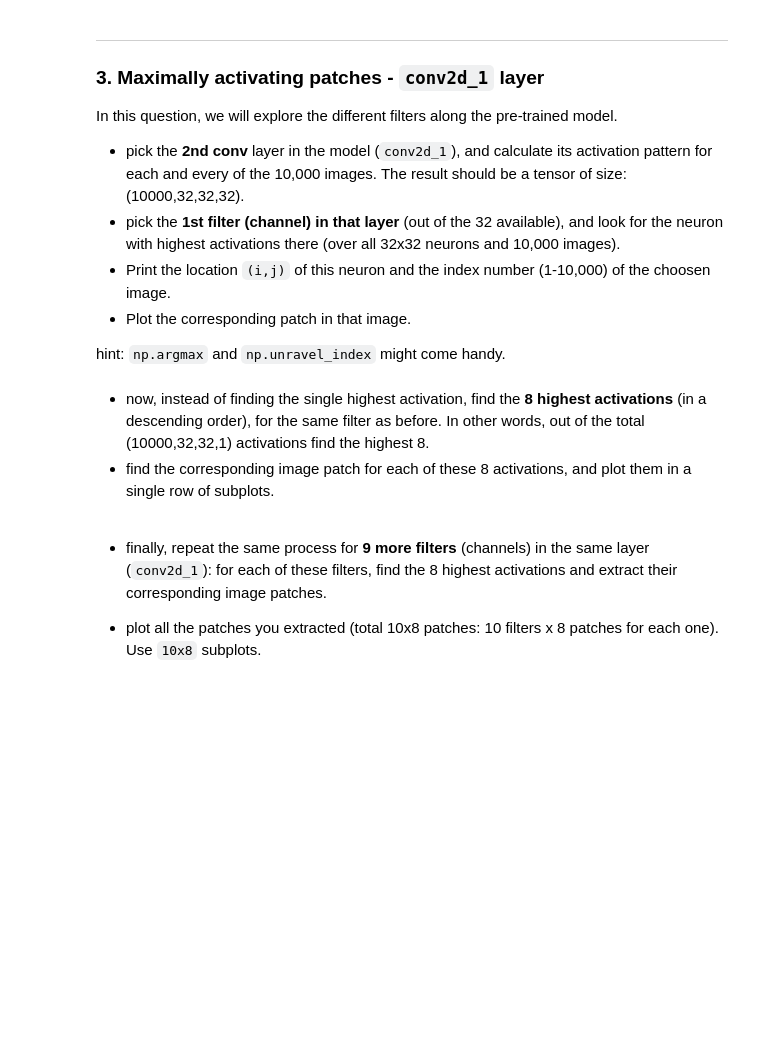
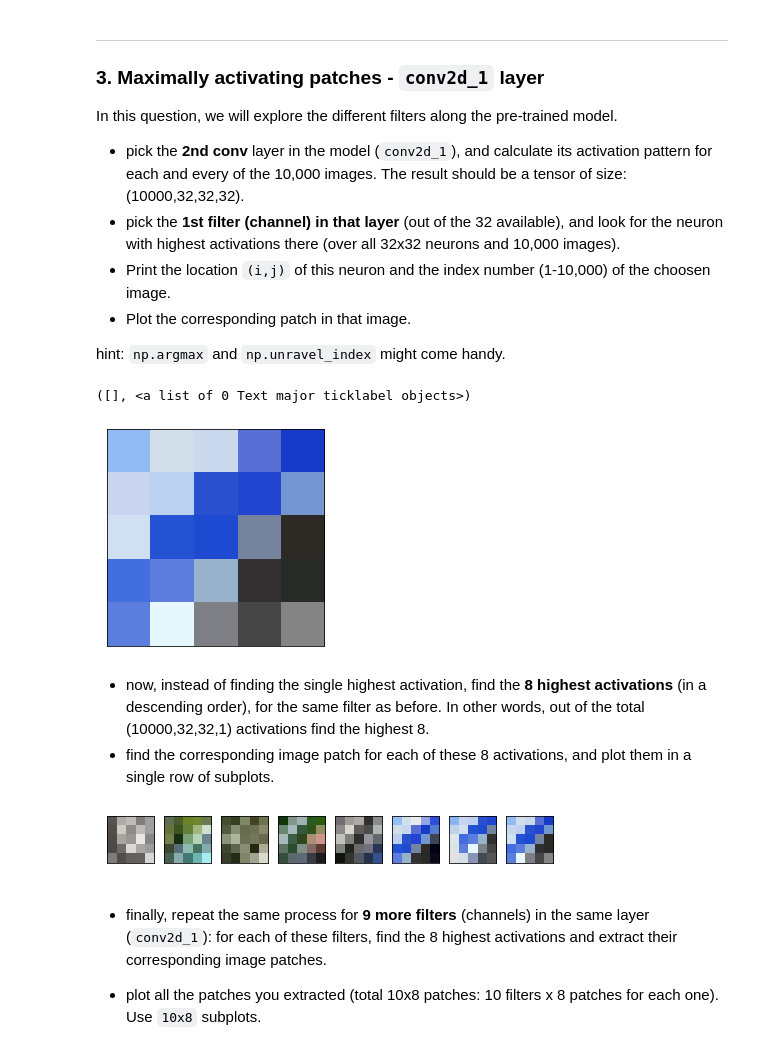
Before and after one commit to JustAlex5/deep_learning, a Jupyter notebook: ex6.ipynb, the cells around one changed output. Drawn from its saved outputs; the diff is of its cells as text; code cells hidden in the pictures; blank space fills up the shorter version.

```diff
--- a/ex6.ipynb
+++ b/ex6.ipynb
@@ -97,3 +172,20 @@ hint: `np.argmax` and `np.unravel_index` might come handy.
+# %%
+    ################################
+    ###  your code goes here...  ###
+    ################################
+
+activations = Model(inputs=model.inputs, outputs=model.layers[2].output)
+prediction = activations.predict(x_test)
+# %%
+img,x,y=np.unravel_index(np.argmax(prediction[:,:,:,0]),prediction[:,:,:,0].shape)
+img=x_test[img,:,:]
+pyplot.imshow(img[(x-2):(x+3),(y-2):(y+3),:])
+pyplot.show
+plt.xticks([])
+plt.yticks([])
+# %% [output]
+([], <a list of 0 Text major ticklabel objects>)
+[figure, added]
 # %% [markdown]
 - now, instead of finding the single highest activation, find the **8 highest activations** (in a descending order), for the same filter as before. In other words, out of the total (10000,32,32,1) activations find the highest 8.
 - find the corresponding image patch for each of these 8 activations, and plot them in a single row of subplots.
@@ -104,3 +210,28 @@ hint: `np.argmax` and `np.unravel_index` might come handy.
+# %%
+S = 1
+P = 2
+K = 5
+
+activations = Model(inputs=model.inputs, outputs=model.layers[2].output)
+prediction = activations.predict(x_test)
+patches = []
+
+idxes = np.argsort(prediction[:,:,:,0],axis=None)[-8:]
+for idx in idxes:
+    img, x, y = np.unravel_index(idx, a.shape[:3])
+    img = x_test[img]
+    img_padded = np.pad(img,((P,P),(P,P),(0,0)))
+    patch = img_padded[S*x:S*x+K, S*y:S*y+K, :]
+    patches.append(patch)
+
+plt.figure(figsize=(8,8))
+for i in range(8):
+    plt.subplot(1,8,i+1)
+    plt.imshow(patches[i])
+    plt.xticks([])
+    plt.yticks([])
+# %% [output]
+[figure, added]
 # %% [markdown]
 - finally, repeat the same process for **9 more filters** (channels) in the same layer (`conv2d_1`): for each of these filters, find the 8 highest activations and extract their corresponding image patches.
 
```
Also changed, not shown: parts of 26 cells of this notebook.
